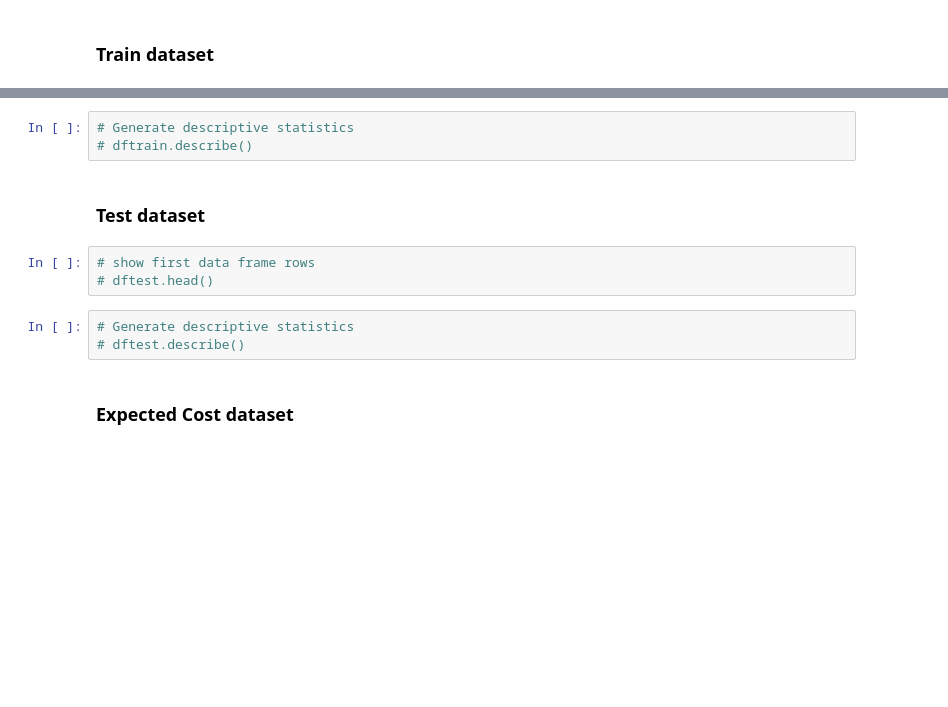
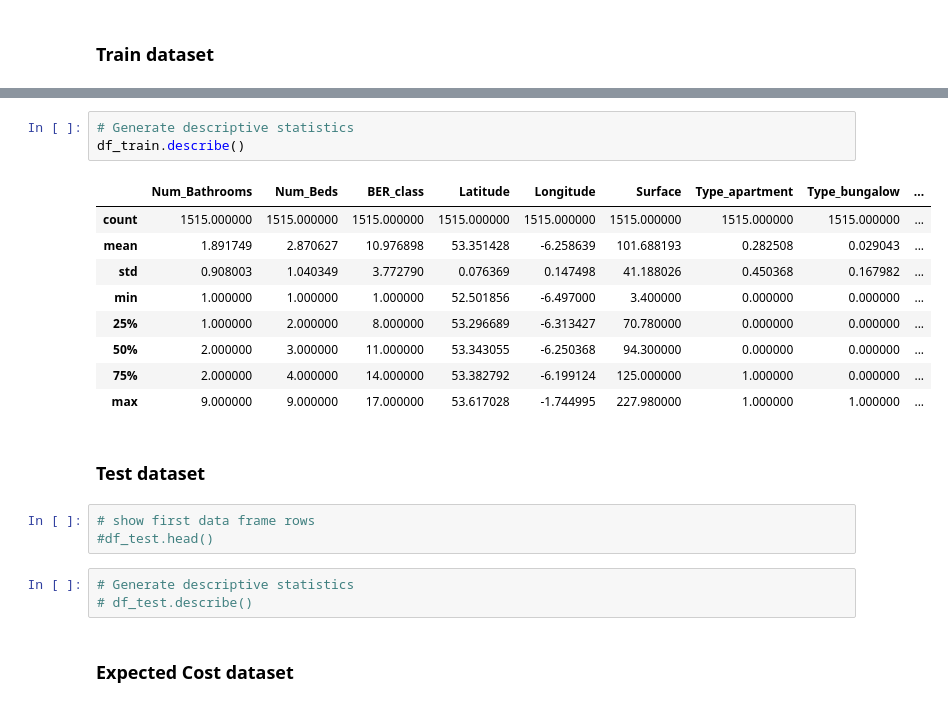
Before and after one commit to barrytl/ET5003_SEM1_2021-2, a Jupyter notebook: Week-5/ET5003_KaggleCompetition.ipynb, the cells around one changed output, grey strips where cells are left out. Cells and saved outputs as stored; diff of their text form; blank space fills up the shorter version.

```diff
--- a/Week-5/ET5003_KaggleCompetition.ipynb
+++ b/Week-5/ET5003_KaggleCompetition.ipynb
@@ -363,13 +376,23 @@ df_test.head()
 # %%
 # Generate descriptive statistics
-# dftrain.describe()
+df_train.describe()
+# %% [output]
+|  | Num_Bathrooms | Num_Beds | BER_class | Latitude | Longitude | Surface | Type_apartment | Type_bungalow | ... |
+| count | 1515.000000 | 1515.000000 | 1515.000000 | 1515.000000 | 1515.000000 | 1515.000000 | 1515.000000 | 1515.000000 | ... |
+| mean | 1.891749 | 2.870627 | 10.976898 | 53.351428 | -6.258639 | 101.688193 | 0.282508 | 0.029043 | ... |
+| std | 0.908003 | 1.040349 | 3.772790 | 0.076369 | 0.147498 | 41.188026 | 0.450368 | 0.167982 | ... |
+| min | 1.000000 | 1.000000 | 1.000000 | 52.501856 | -6.497000 | 3.400000 | 0.000000 | 0.000000 | ... |
+| 25% | 1.000000 | 2.000000 | 8.000000 | 53.296689 | -6.313427 | 70.780000 | 0.000000 | 0.000000 | ... |
+| 50% | 2.000000 | 3.000000 | 11.000000 | 53.343055 | -6.250368 | 94.300000 | 0.000000 | 0.000000 | ... |
+| 75% | 2.000000 | 4.000000 | 14.000000 | 53.382792 | -6.199124 | 125.000000 | 1.000000 | 0.000000 | ... |
+| max | 9.000000 | 9.000000 | 17.000000 | 53.617028 | -1.744995 | 227.980000 | 1.000000 | 1.000000 | ... |
 # %% [markdown]
 ### Test dataset
 # %%
 # show first data frame rows
-# dftest.head()
+#df_test.head()
 # %%
 # Generate descriptive statistics
-# dftest.describe()
+# df_test.describe()
 # %% [markdown]
 ### Expected Cost dataset
```
Also changed, not shown: parts of 42 cells of this notebook.
